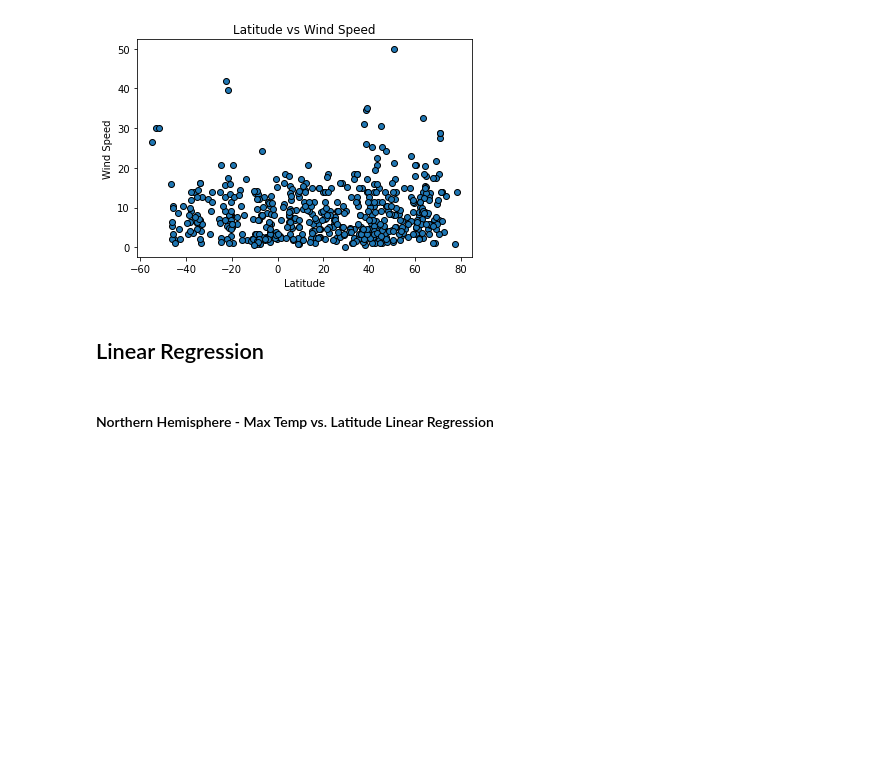
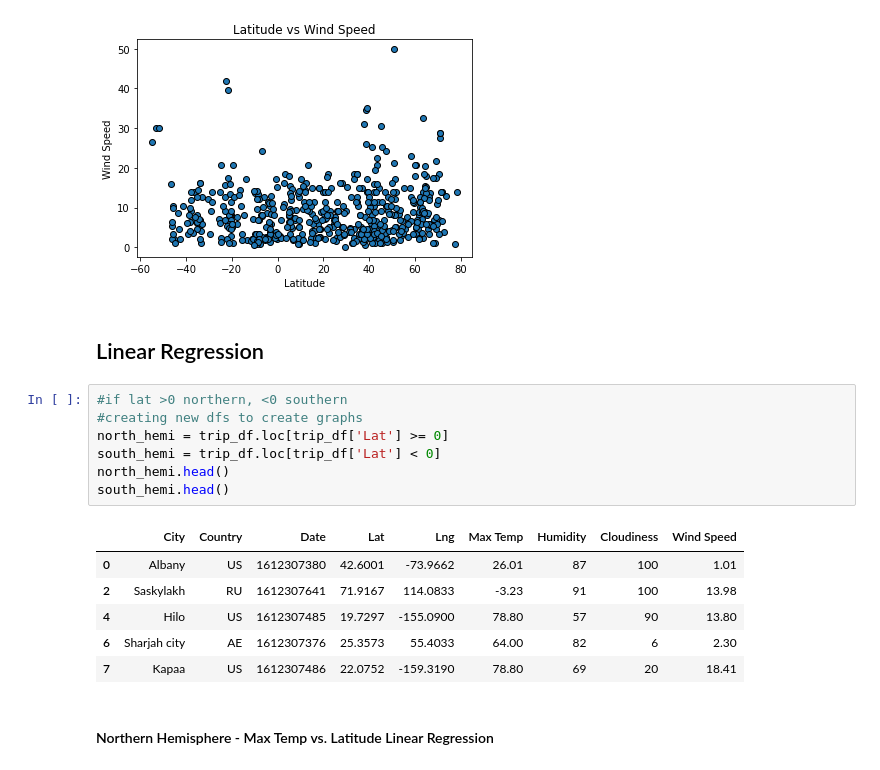
Before and after one commit to CChaussee/Python_API, a Jupyter notebook: WeatherPy/WeatherPy.ipynb, the cells around one changed output. Saved outputs shown, nothing was run; the diff lists cells and outputs as text; blank space fills up the shorter version.

```diff
--- a/WeatherPy/WeatherPy.ipynb
+++ b/WeatherPy/WeatherPy.ipynb
@@ -194,6 +195,20 @@ plt.show()
 [figure]
 # %% [markdown]
 ## Linear Regression
+# %%
+#if lat >0 northern, <0 southern
+#creating new dfs to create graphs
+north_hemi = trip_df.loc[trip_df['Lat'] >= 0]
+south_hemi = trip_df.loc[trip_df['Lat'] < 0]
+north_hemi.head()
+south_hemi.head()
+# %% [output]
+|  | City | Country | Date | Lat | Lng | Max Temp | Humidity | Cloudiness | Wind Speed |
+| 0 | Albany | US | 1612307380 | 42.6001 | -73.9662 | 26.01 | 87 | 100 | 1.01 |
+| 2 | Saskylakh | RU | 1612307641 | 71.9167 | 114.0833 | -3.23 | 91 | 100 | 13.98 |
+| 4 | Hilo | US | 1612307485 | 19.7297 | -155.0900 | 78.80 | 57 | 90 | 13.80 |
+| 6 | Sharjah city | AE | 1612307376 | 25.3573 | 55.4033 | 64.00 | 82 | 6 | 2.30 |
+| 7 | Kapaa | US | 1612307486 | 22.0752 | -159.3190 | 78.80 | 69 | 20 | 18.41 |
 # %% [markdown]
 ####  Northern Hemisphere - Max Temp vs. Latitude Linear Regression
 # %% [markdown]
```
Also changed, not shown: parts of 1 cell of this notebook.
